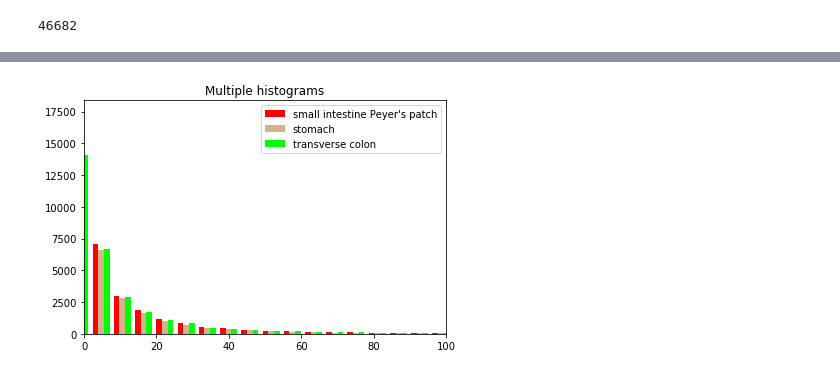
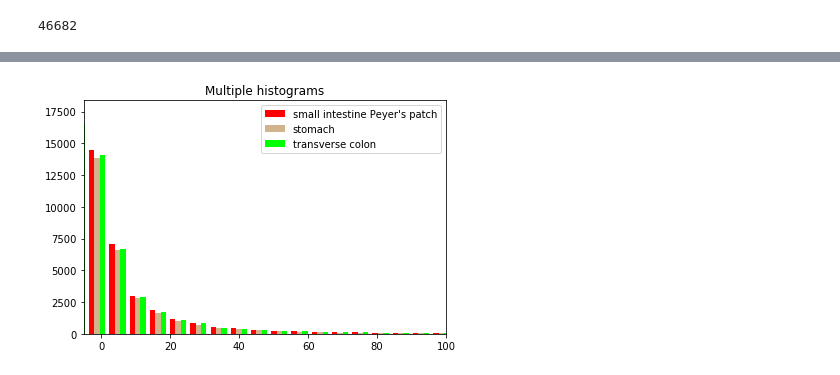
Before and after one commit to HFinegold/Genomics-Institute-Ind-Study-Wtr-18, a Jupyter notebook: indstudy.ipynb, the cells around one changed output, grey strips where cells are left out. Saved outputs shown, nothing was run; the diff lists cells and outputs as text; code cells hidden in the pictures.

```diff
--- a/indstudy.ipynb
+++ b/indstudy.ipynb
@@ -138,8 +138,3 @@ plt.show()
 [figure]
 # %% [markdown]
 Scatter plot of the first two principal components of the data with 4 Kmeans clusters of varying colors
-# %%
-
-x=3
-y=x*x
-print(y)
@@ -199,3 +140,0 @@ morevalue(X,2)
-# %%
-for i in X:
-    print(i)
@@ -236,25 +154,25 @@ len(X_r)
 # %%
 columns = [40,42,51]
 sub = np.zeros((data.shape[0], 3))
 for i in range(3):
     col = []
     for x in data[:, columns[i]]:
         if x:
             col.append(float(x))
         else:
             col.append(-10.0)
     sub[:,i] = col
 
 num_bins = 10000
 colors = ['red', 'tan', 'lime']
 labels = [names[columns[i]] for i in range(3)]
 fig, ax = plt.subplots()
-ax.set_xlim (0,100)
+ax.set_xlim (-5,100)
 ax.hist(sub, num_bins, histtype='bar', stacked=False, color=colors, label=labels)
 ax.set_title('Multiple histograms')
 ax.legend(prop={'size': 10})
 
 fig.tight_layout()
 plt.show()
 # %% [output]
-[figure, old version]
+[figure, new version]
```
Also changed, not shown: parts of 21 cells of this notebook.
